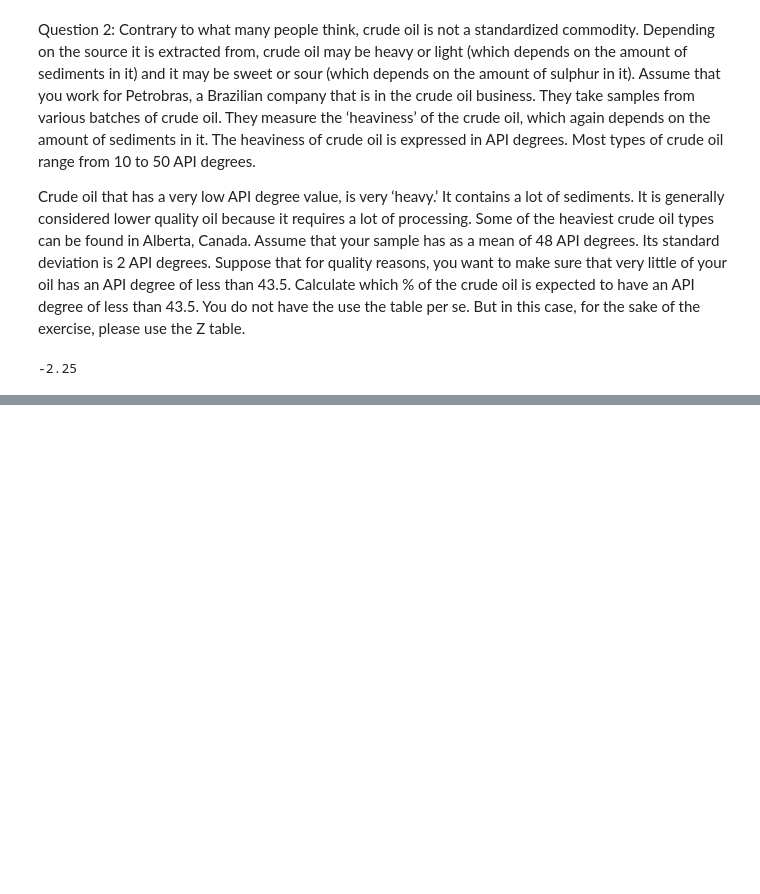
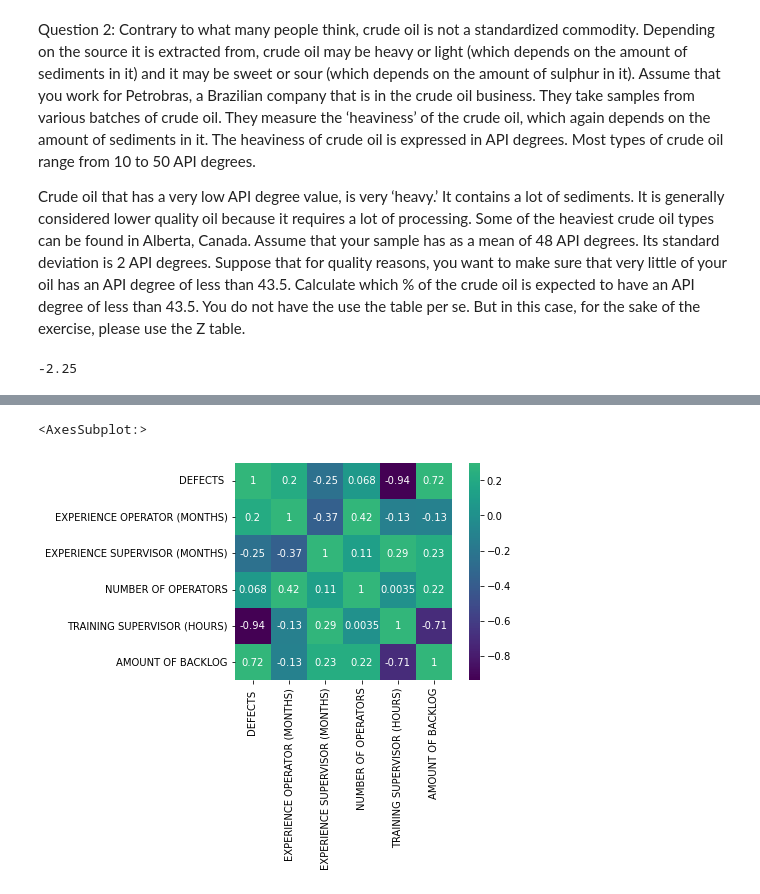
Before and after one commit to pedrohrosabraun/6-sigma, a Jupyter notebook: Calculatin metrics.ipynb, the cells around one changed output, grey strips where cells are left out. Saved outputs shown, nothing was run; the diff lists cells and outputs as text; code cells hidden in the pictures; blank space fills up the shorter version.

Commit message:
Exercises on correlation (pearson)

```diff
--- a/Calculatin metrics.ipynb
+++ b/Calculatin metrics.ipynb
@@ -145,0 +152,2 @@ Crude oil that has a very low API degree value, is very ‘heavy.’ It contains
+# %%
+dfcorr = pd.read_csv('EXERCISE+CORRELATION+LEAN+SIX+SIGMA+GREEN+BELT+-+Copy.csv')
@@ -145,0 +197,6 @@ Crude oil that has a very low API degree value, is very ‘heavy.’ It contains
+# %%
+
+sns.heatmap(dfcorr.corr(),annot=True,square=True,vmax=.3, center=0,cmap="viridis")
+# %% [output]
+<AxesSubplot:>
+[figure, added]
```
Also changed, not shown: parts of 8 cells of this notebook, 2 other files.
